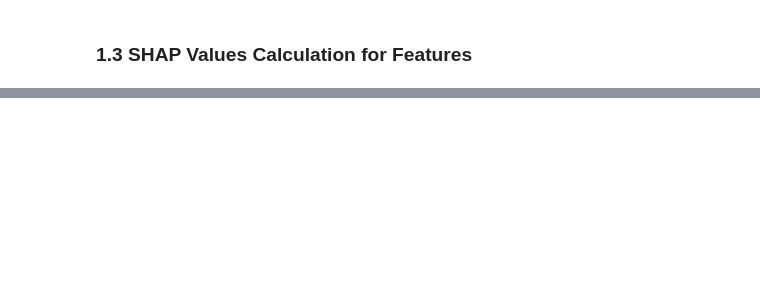
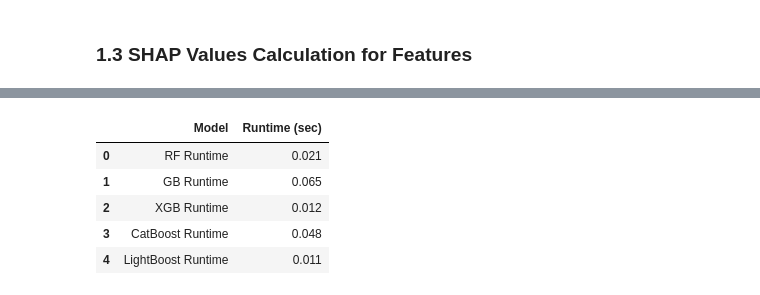
Before and after one commit to Mubashir42884/Research-Methodology-and-Statistics, a Jupyter notebook: notebooks/03_naive_reproduction_ML.ipynb, the cells around one changed output, grey strips where cells are left out. Drawn from its saved outputs; the diff is of its cells as text; code cells hidden in the pictures; blank space fills up the shorter version.

```diff
--- a/notebooks/03_naive_reproduction_ML.ipynb
+++ b/notebooks/03_naive_reproduction_ML.ipynb
@@ -413,0 +553,11 @@ def ml_importance(df, borda_rank):
+# %%
+new_vals = ['RF Runtime', 'GB Runtime', 'XGB Runtime', 'CatBoost Runtime', 'LightBoost Runtime']
+model_runtimes['Model'] = new_vals
+model_runtimes
+# %% [output]
+|  | Model | Runtime (sec) |
+| 0 | RF Runtime | 0.021 |
+| 1 | GB Runtime | 0.065 |
+| 2 | XGB Runtime | 0.012 |
+| 3 | CatBoost Runtime | 0.048 |
+| 4 | LightBoost Runtime | 0.011 |
```
Also changed, not shown: parts of 19 cells of this notebook, 15 other files.
